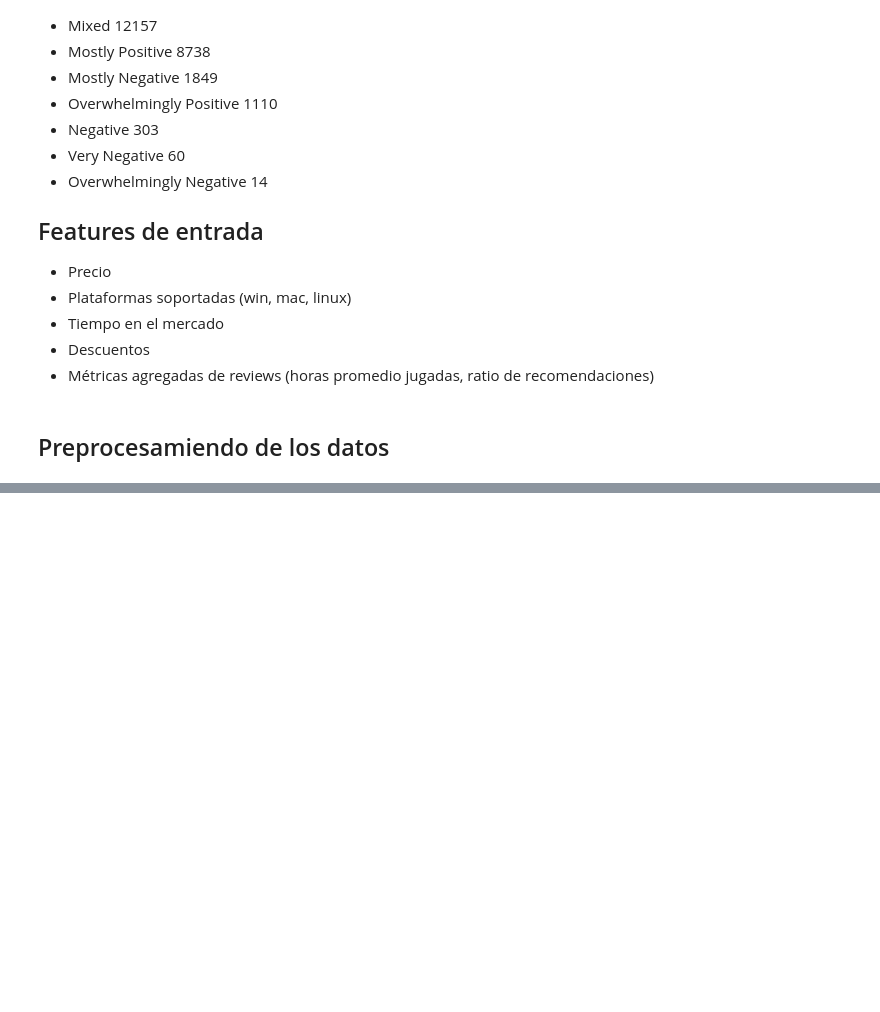
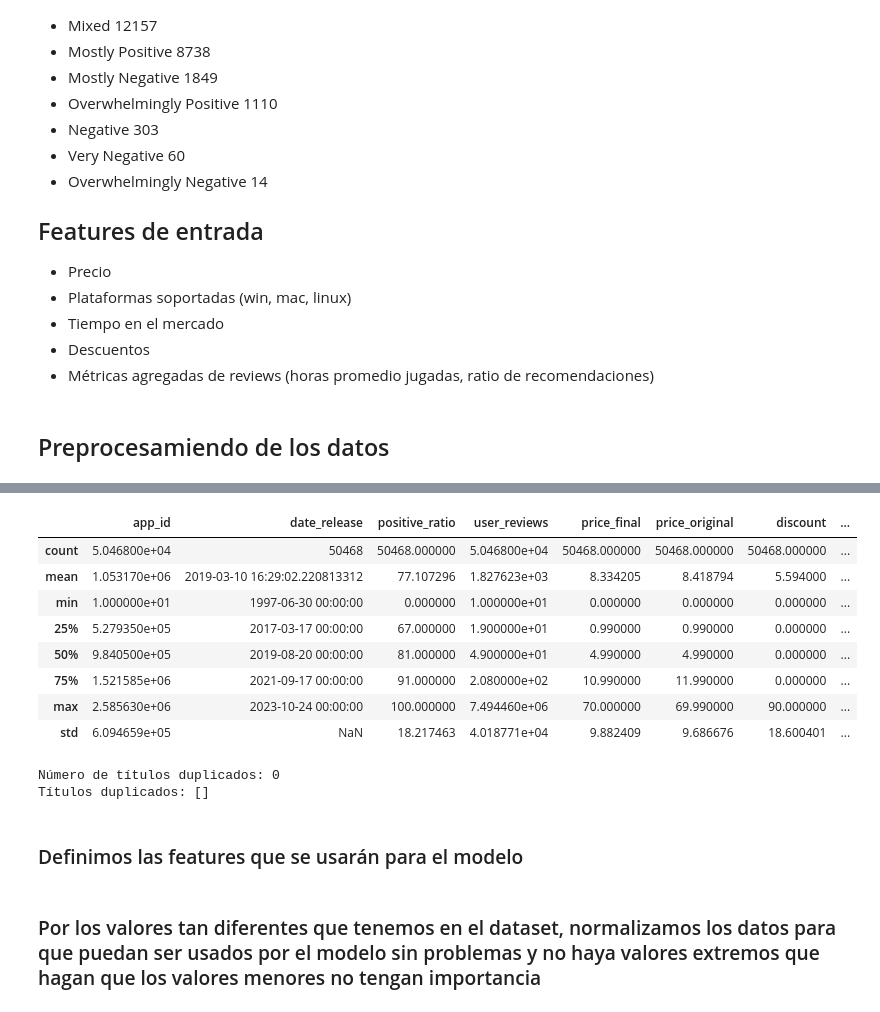
Before and after one commit to 00sen/7th-deep-learning, a Jupyter notebook: deep-learning-model.ipynb, the cells around one changed output, grey strips where cells are left out. Cells and saved outputs as stored; diff of their text form; code cells hidden in the pictures; blank space fills up the shorter version.

```diff
--- a/deep-learning-model.ipynb
+++ b/deep-learning-model.ipynb
@@ -561,0 +429,4 @@ for key, value in feature_dims.items():
+# %%
+final_df = final_df[final_df['price_final'] <= 70].reset_index(drop=True)
+# %%
+final_df = final_df[final_df['price_original'] <= 70].reset_index(drop=True)
@@ -561,0 +478,26 @@ for key, value in feature_dims.items():
+# %%
+titulos_unicos = ~final_df['title'].duplicated(keep=False)
+
+# Filtrar el DataFrame para conservar solo los títulos únicos
+final_df = final_df[titulos_unicos].reset_index(drop=True)
+final_df.describe()
+# %% [output]
+|  | app_id | date_release | positive_ratio | user_reviews | price_final | price_original | discount | ... |
+| count | 5.046800e+04 | 50468 | 50468.000000 | 5.046800e+04 | 50468.000000 | 50468.000000 | 50468.000000 | ... |
+| mean | 1.053170e+06 | 2019-03-10 16:29:02.220813312 | 77.107296 | 1.827623e+03 | 8.334205 | 8.418794 | 5.594000 | ... |
+| min | 1.000000e+01 | 1997-06-30 00:00:00 | 0.000000 | 1.000000e+01 | 0.000000 | 0.000000 | 0.000000 | ... |
+| 25% | 5.279350e+05 | 2017-03-17 00:00:00 | 67.000000 | 1.900000e+01 | 0.990000 | 0.990000 | 0.000000 | ... |
+| 50% | 9.840500e+05 | 2019-08-20 00:00:00 | 81.000000 | 4.900000e+01 | 4.990000 | 4.990000 | 0.000000 | ... |
+| 75% | 1.521585e+06 | 2021-09-17 00:00:00 | 91.000000 | 2.080000e+02 | 10.990000 | 11.990000 | 0.000000 | ... |
+| max | 2.585630e+06 | 2023-10-24 00:00:00 | 100.000000 | 7.494460e+06 | 70.000000 | 69.990000 | 90.000000 | ... |
+| std | 6.094659e+05 | NaN | 18.217463 | 4.018771e+04 | 9.882409 | 9.686676 | 18.600401 | ... |
+# %%
+titulos_duplicados = final_df['title'].duplicated().sum()
+print(f"Número de títulos duplicados: {titulos_duplicados}")
+titulos_repetidos = final_df[final_df['title'].duplicated(keep=False)]['title'].unique()
+print(f"Títulos duplicados: {titulos_repetidos}")
+# %% [output]
+Número de títulos duplicados: 0
+Títulos duplicados: []
+# %% [markdown]
+### Definimos las features que se usarán para el modelo
@@ -561,0 +512,2 @@ for key, value in feature_dims.items():
+# %% [markdown]
+### Por los valores tan diferentes que tenemos en el dataset, normalizamos los datos para que puedan ser usados por el modelo sin problemas y no haya valores extremos que hagan que los valores menores no tengan importancia
```
Also changed, not shown: parts of 42 cells of this notebook, 1 other file.
